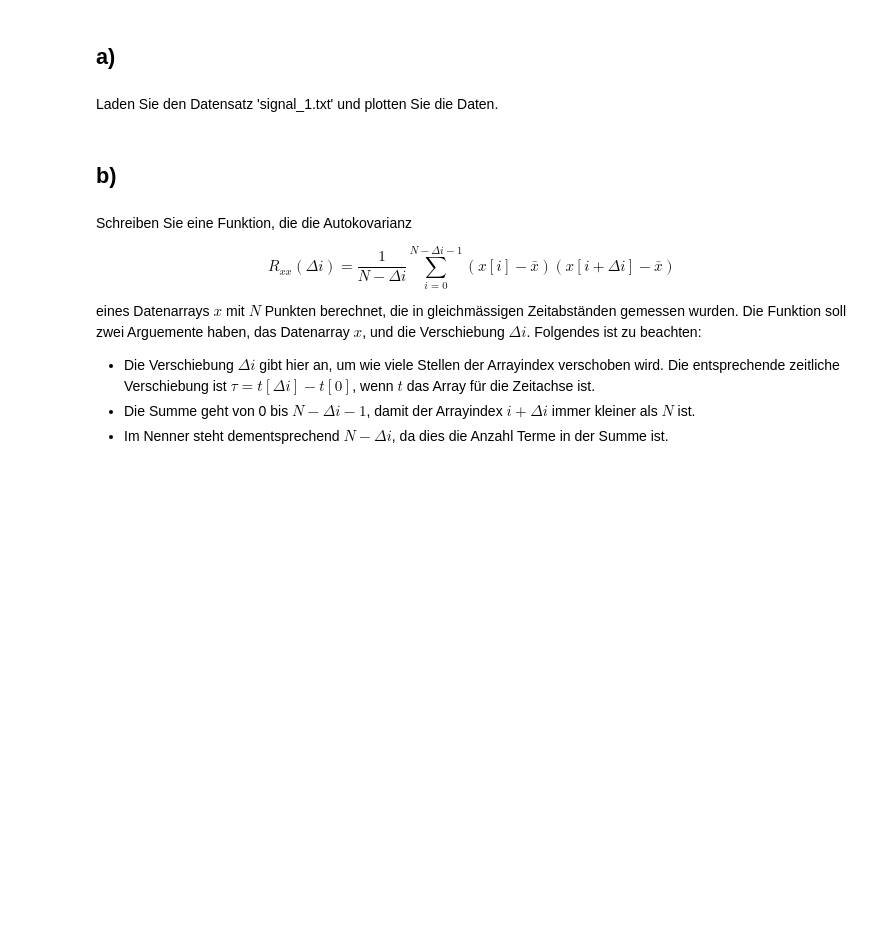
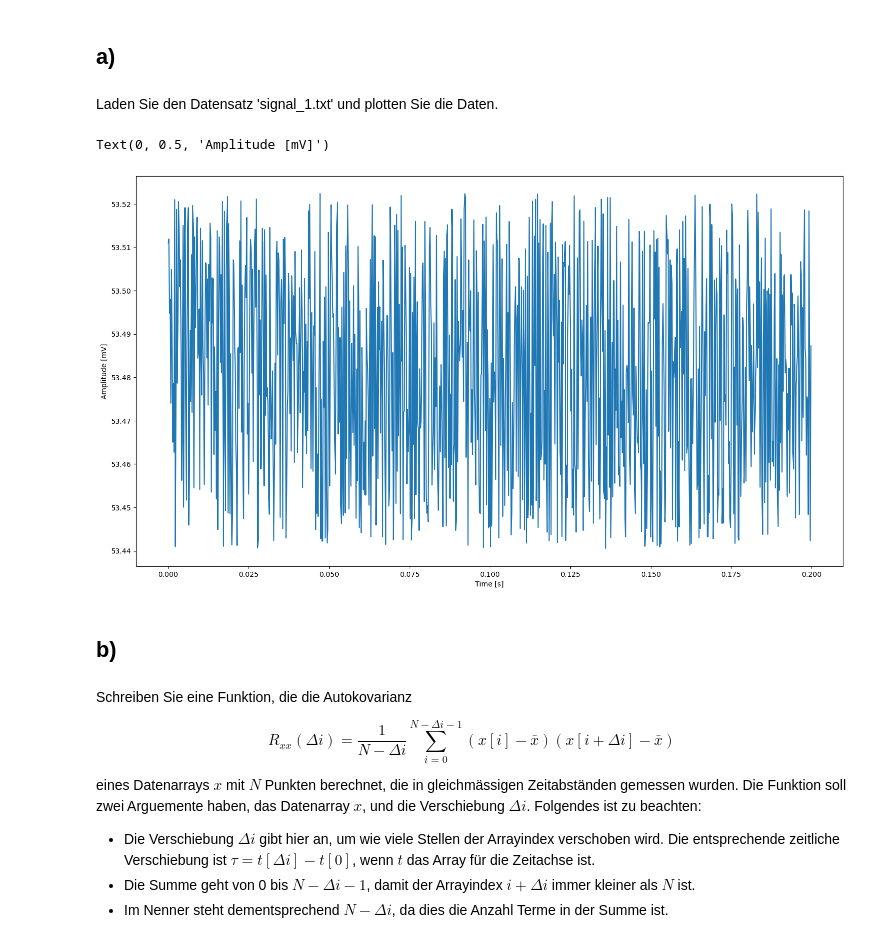
Before and after one commit to fflopsi/datenanalyse, a Jupyter notebook: exercises/05/Aufgabenblatt 5.ipynb, the cells around one changed output. Drawn from its saved outputs; the diff is of its cells as text; code cells hidden in the pictures; blank space fills up the shorter version.

```diff
--- a/exercises/05/Aufgabenblatt 5.ipynb
+++ b/exercises/05/Aufgabenblatt 5.ipynb
@@ -56,6 +154,18 @@ In dieser Übung schauen Sie sich die Autokovarianz verschiedener Arten von Sign
 ## a)
 # %% [markdown]
 Laden Sie den Datensatz 'signal_1.txt' und plotten Sie die Daten.
+# %%
+data = np.loadtxt('signal_1.txt', comments='#', delimiter=' ')
+
+t = data[:, 0]
+a = data[:, 1]
+fig, ax = plt.subplots(figsize=(18,10))
+ax.plot(t,a)
+ax.set_xlabel('Time [s]')
+ax.set_ylabel('Amplitude [mV]')
+# %% [output]
+Text(0, 0.5, 'Amplitude [mV]')
+[figure, added]
 # %% [markdown]
 ## b)
 # %% [markdown]
```
Also changed, not shown: parts of 10 cells of this notebook.
